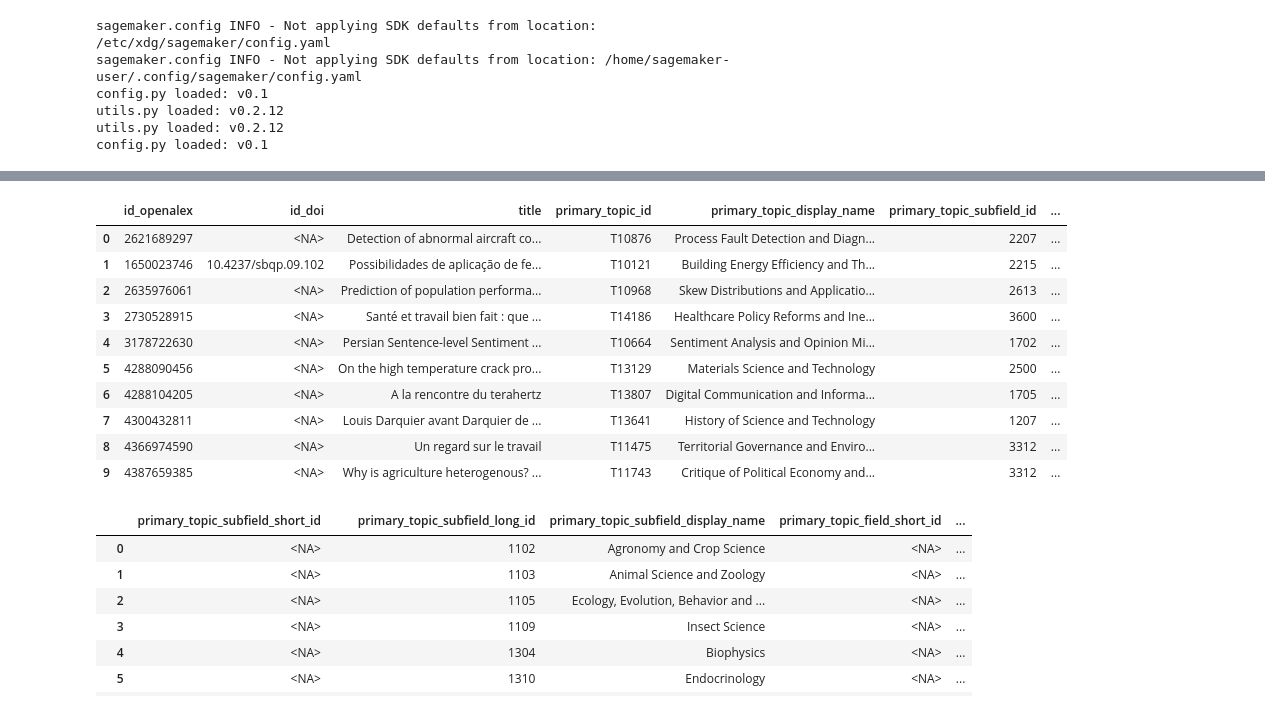
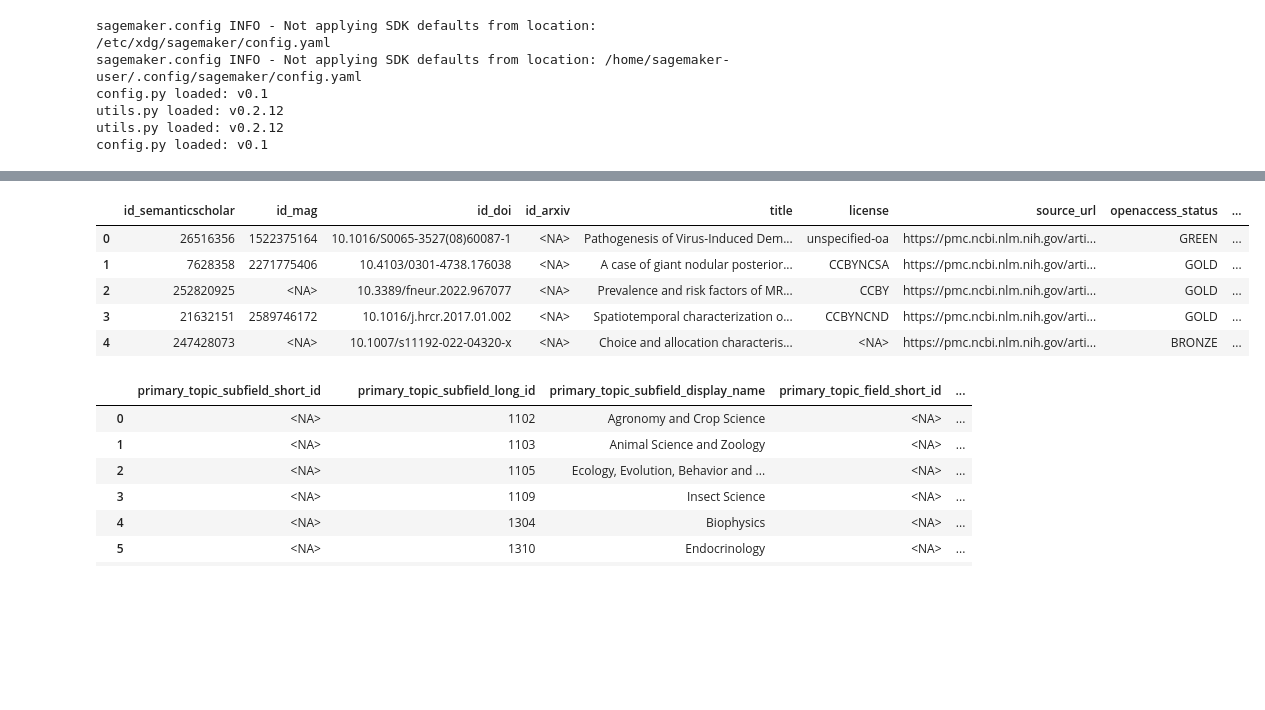
Before and after one commit to ka-steve/sagemaker_research_classification, a Jupyter notebook: src/03_exploration/03_01_explore_semanticscholar_s2orcv2.ipynb, the cells around one changed output, grey strips where cells are left out. Drawn from its saved outputs; the diff is of its cells as text; code cells hidden in the pictures; blank space fills up the shorter version.

Commit message:
Created base_semanticscholar_s2orcv2

```diff
--- a/src/03_exploration/03_01_explore_semanticscholar_s2orcv2.ipynb
+++ b/src/03_exploration/03_01_explore_semanticscholar_s2orcv2.ipynb
@@ -108,44 +105,38 @@ SELECT
 # %%
 utils.pd_set_options()
 wr.athena.read_sql_query("""
 WITH
-raw_openalex_works_reduced AS
+raw_semanticscholar_s2orcv2 AS
 (
-    SELECT * FROM "01_raw"."openalex_works_reduced" LIMIT 5000
+    SELECT * FROM "01_raw".semanticscholar_s2orc_v2 LIMIT 5000
 ),
-base_openalex_works_reduced AS
+base_semanticscholar_s2orcv2 AS
 (
     SELECT
-        id_openalex_short AS id_openalex,
-        id_doi_short AS id_doi,
+        corpusid AS id_semanticscholar,
+        JSON_EXTRACT_SCALAR(CAST(openaccessinfo AS JSON), '$.externalids.mag') AS id_mag,
+        JSON_EXTRACT_SCALAR(CAST(openaccessinfo AS JSON), '$.externalids.doi') AS id_doi,
+        JSON_EXTRACT_SCALAR(CAST(openaccessinfo AS JSON), '$.externalids.arxiv') AS id_arxiv,
         title,
-        COALESCE(primary_topic_short_id, primary_topic_long_id) AS primary_topic_id,
-        primary_topic_display_name,
-        COALESCE(primary_topic_subfield_short_id, primary_topic_subfield_long_id) AS primary_topic_subfield_id,
-        primary_topic_subfield_display_name,
-        primary_topic_field_short_id,
-        COALESCE(primary_topic_field_short_id, primary_topic_field_long_id) AS primary_topic_field_id,
-        primary_topic_field_display_name,
-        primary_topic_domain_short_id,
-        COALESCE(primary_topic_domain_short_id, primary_topic_domain_long_id) AS primary_topic_domain_id,
-        primary_topic_domain_display_name
-    FROM
-        raw_openalex_works_reduced
+        JSON_EXTRACT_SCALAR(CAST(openaccessinfo AS JSON), '$.license') AS license,
+        JSON_EXTRACT_SCALAR(CAST(openaccessinfo AS JSON), '$.url') AS source_url,
+        JSON_EXTRACT_SCALAR(CAST(openaccessinfo AS JSON), '$.status') AS openaccess_status,
+        JSON_EXTRACT_SCALAR(CAST(body AS JSON), '$.text') AS content_text,
+        JSON_EXTRACT_SCALAR(CAST(body AS JSON), '$.annotations.paragraph') AS annotations_paragraph,
+        JSON_EXTRACT_SCALAR(CAST(body AS JSON), '$.annotations.section_header') AS annotations_section_header
+        --'x' AS "x"
+     FROM
+         raw_semanticscholar_s2orcv2
 )
-SELECT * FROM base_openalex_works_reduced WHERE primary_topic_field_short_id IS NULL AND primary_topic_field_display_name IS NOT NULL
+SELECT * FROM base_semanticscholar_s2orcv2 LIMIT 5
 """, '01_raw')
 # %% [output]
-|  | id_openalex | id_doi | title | primary_topic_id | primary_topic_display_name | primary_topic_subfield_id | ... |
-| 0 | 2621689297 | <NA> | Detection of abnormal aircraft co... | T10876 | Process Fault Detection and Diagn... | 2207 | ... |
-| 1 | 1650023746 | 10.4237/sbqp.09.102 | Possibilidades de aplicação de fe... | T10121 | Building Energy Efficiency and Th... | 2215 | ... |
-| 2 | 2635976061 | <NA> | Prediction of population performa... | T10968 | Skew Distributions and Applicatio... | 2613 | ... |
-| 3 | 2730528915 | <NA> | Santé et travail bien fait : que ... | T14186 | Healthcare Policy Reforms and Ine... | 3600 | ... |
-| 4 | 3178722630 | <NA> | Persian Sentence-level Sentiment ... | T10664 | Sentiment Analysis and Opinion Mi... | 1702 | ... |
-| 5 | 4288090456 | <NA> | On the high temperature crack pro... | T13129 | Materials Science and Technology | 2500 | ... |
-| 6 | 4288104205 | <NA> | A la rencontre du terahertz | T13807 | Digital Communication and Informa... | 1705 | ... |
-| 7 | 4300432811 | <NA> | Louis Darquier avant Darquier de ... | T13641 | History of Science and Technology | 1207 | ... |
-| 8 | 4366974590 | <NA> | Un regard sur le travail | T11475 | Territorial Governance and Enviro... | 3312 | ... |
-| 9 | 4387659385 | <NA> | Why is agriculture heterogenous? ... | T11743 | Critique of Political Economy and... | 3312 | ... |
+|  | id_semanticscholar | id_mag | id_doi | id_arxiv | title | license | source_url | openaccess_status | ... |
+| 0 | 26516356 | 1522375164 | 10.1016/S0065-3527(08)60087-1 | <NA> | Pathogenesis of Virus-Induced Dem... | unspecified-oa | https://pmc.ncbi.nlm.nih.gov/arti... | GREEN | ... |
+| 1 | 7628358 | 2271775406 | 10.4103/0301-4738.176038 | <NA> | A case of giant nodular posterior... | CCBYNCSA | https://pmc.ncbi.nlm.nih.gov/arti... | GOLD | ... |
+| 2 | 252820925 | <NA> | 10.3389/fneur.2022.967077 | <NA> | Prevalence and risk factors of MR... | CCBY | https://pmc.ncbi.nlm.nih.gov/arti... | GOLD | ... |
+| 3 | 21632151 | 2589746172 | 10.1016/j.hrcr.2017.01.002 | <NA> | Spatiotemporal characterization o... | CCBYNCND | https://pmc.ncbi.nlm.nih.gov/arti... | GOLD | ... |
+| 4 | 247428073 | <NA> | 10.1007/s11192-022-04320-x | <NA> | Choice and allocation characteris... | <NA> | https://pmc.ncbi.nlm.nih.gov/arti... | BRONZE | ... |
 # %%
 utils.pd_set_options()
 wr.athena.read_sql_query("""
```
Also changed, not shown: parts of 2 cells of this notebook, 1 other file.
